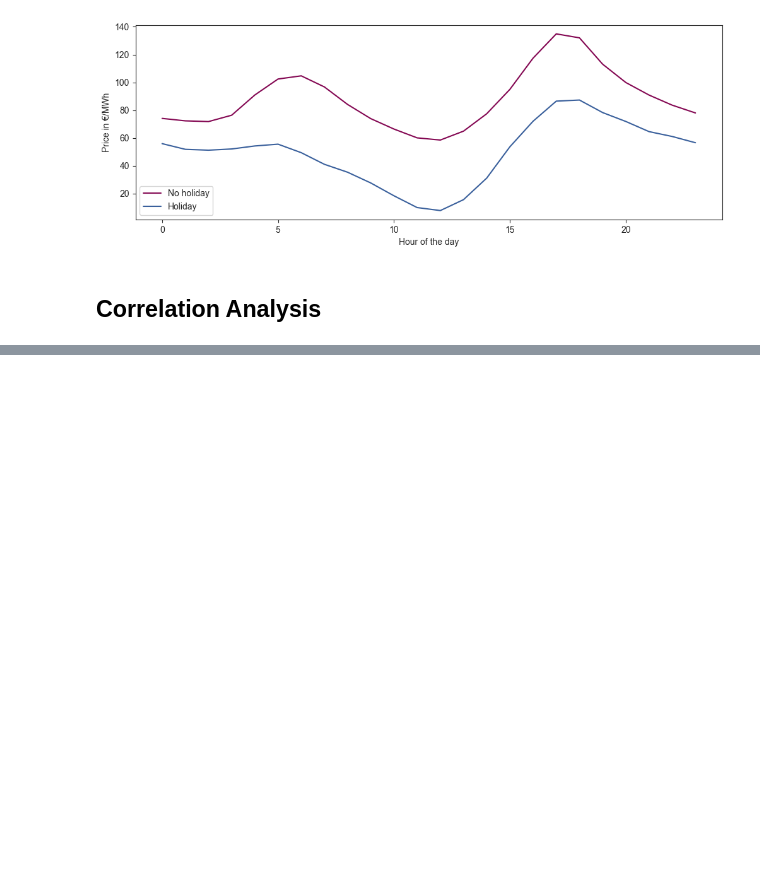
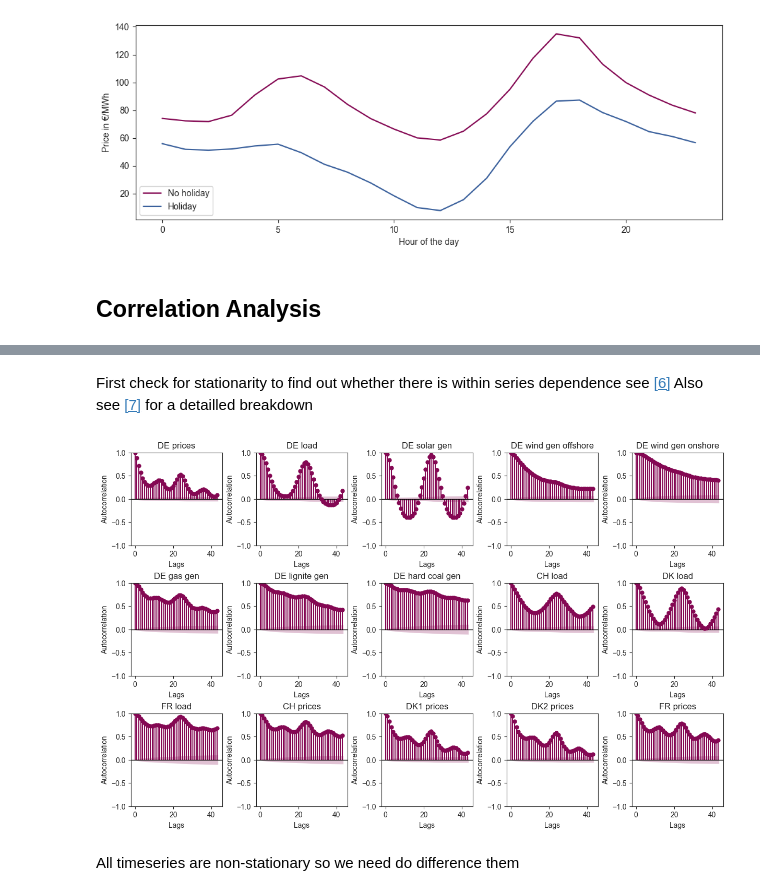
Before and after one commit to valentin-17/epf, a Jupyter notebook: notebooks/exploratory_analysis.ipynb, the cells around one changed output, grey strips where cells are left out. Drawn from its saved outputs; the diff is of its cells as text; code cells hidden in the pictures; blank space fills up the shorter version.

Commit message:
further data viz, correlation analysis

```diff
--- a/notebooks/exploratory_analysis.ipynb
+++ b/notebooks/exploratory_analysis.ipynb
@@ -227,18 +223,3 @@ plt.savefig("../reports/figures/avg_holiday_prices.png", dpi=300, bbox_inches='t
 [figure]
 # %% [markdown]
 ## Correlation Analysis
-# %%
-corr = df[['de_prices', 'de_load', 'de_solar_gen', 'de_wind_gen_offshore', 'de_wind_gen_onshore', 'de_gas_gen', 'de_lignite_gen',
- 'de_hard_coal_gen', 'ch_load', 'dk_load', 'fr_load', 'ch_prices', 'dk1_prices', 'dk2_prices', 'fr_prices']]
-
-sns.set_style("ticks")
-
-# i want a set of tiny plots that show the correlation between prices and the other features
-# add lines to the plots to show the correlation
-for col in corr.columns:
-    plt.figure(figsize=(12, 12))
-    ax = sns.scatterplot(data=corr, x='de_prices', y=col, color=COLORS['purple'])
-    sns.regplot(data=corr, x='de_prices', y=col, ax=ax, scatter=False)
-    plt.title(f"Correlation between {col} and Prices DE_LU")
-    plt.xlabel("Prices DE_LU")
-    plt.ylabel(col)
@@ -258,0 +226,3 @@ for col in corr.columns:
+# %% [markdown]
+First check for stationarity to find out whether there is within series dependence see [[6]](../references/refs.md)
+Also see [[7]](https://stats.stackexchange.com/questions/133155/how-to-use-pearson-correlation-correctly-with-time-series) for a detailled breakdown
@@ -258,0 +254,40 @@ for col in corr.columns:
+# %%
+from statsmodels.graphics.tsaplots import plot_acf
+
+# plot every autocorrelation plot for all features in the dataset
+
+sns.set_style("ticks")
+
+# Liste der Spalten, für die Autokorrelationsplots erstellt werden sollen
+columns = corr.columns
+
+# Anzahl der Spalten und Zeilen im Gitterlayout
+n_cols = 5
+n_rows = (len(columns) + n_cols - 1) // n_cols  # Rundet nach oben
+
+# Erstelle die Subplots mit kleineren Plot-Größen
+fig, axes = plt.subplots(n_rows, n_cols, figsize=(12, 2.5 * n_rows), constrained_layout=True)
+
+# Iteriere über die Spalten und erstelle die ACF-Plots
+for i, col in enumerate(columns):
+    row, col_idx = divmod(i, n_cols)
+    ax = axes[row, col_idx]
+    title = col.split('_')[0].upper() + " " + " ".join(col.split('_')[1:])
+    plot_acf(corr[col], ax=ax, title=title)
+    ax = plot_acf_colors(ax, markercolor=COLORS["magenta"], linecolor="black", facecolor=COLORS["magenta"], barcolor=COLORS["magenta"])
+
+    ax.set_yticks([-1, -0.5, 0, 0.5, 1])
+    ax.set_ylabel("Autocorrelation")
+    ax.set_xlabel("Lags")
+
+# Entferne leere Subplots, falls die Anzahl der Plots nicht das Gitter füllt
+for j in range(i + 1, n_rows * n_cols):
+    row, col_idx = divmod(j, n_cols)
+    fig.delaxes(axes[row, col_idx])
+
+plt.savefig("../reports/figures/acf.pdf", dpi=300, bbox_inches='tight')
+plt.show()
+# %% [output]
+[figure, added]
+# %% [markdown]
+All timeseries are non-stationary so we need do difference them
```
Also changed, not shown: parts of 13 cells of this notebook, 19 other files.
